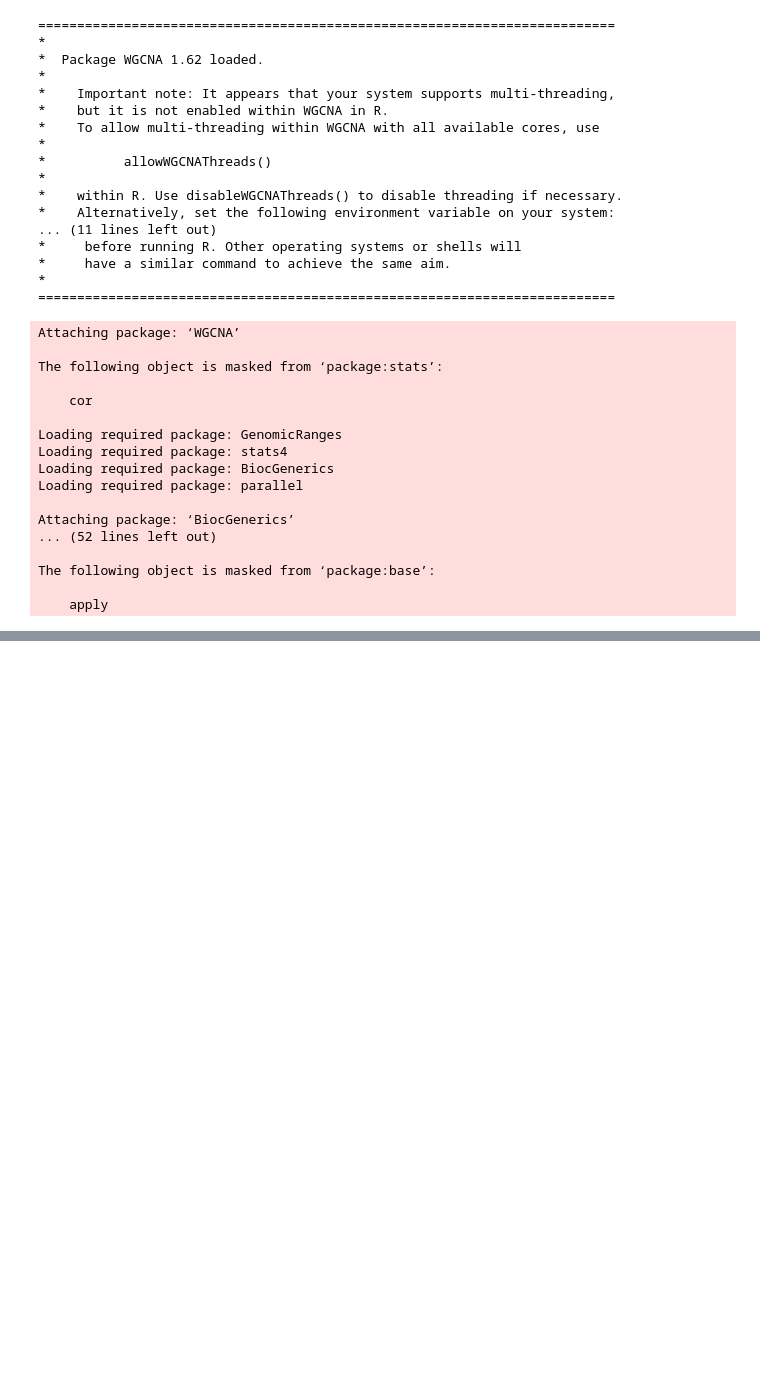
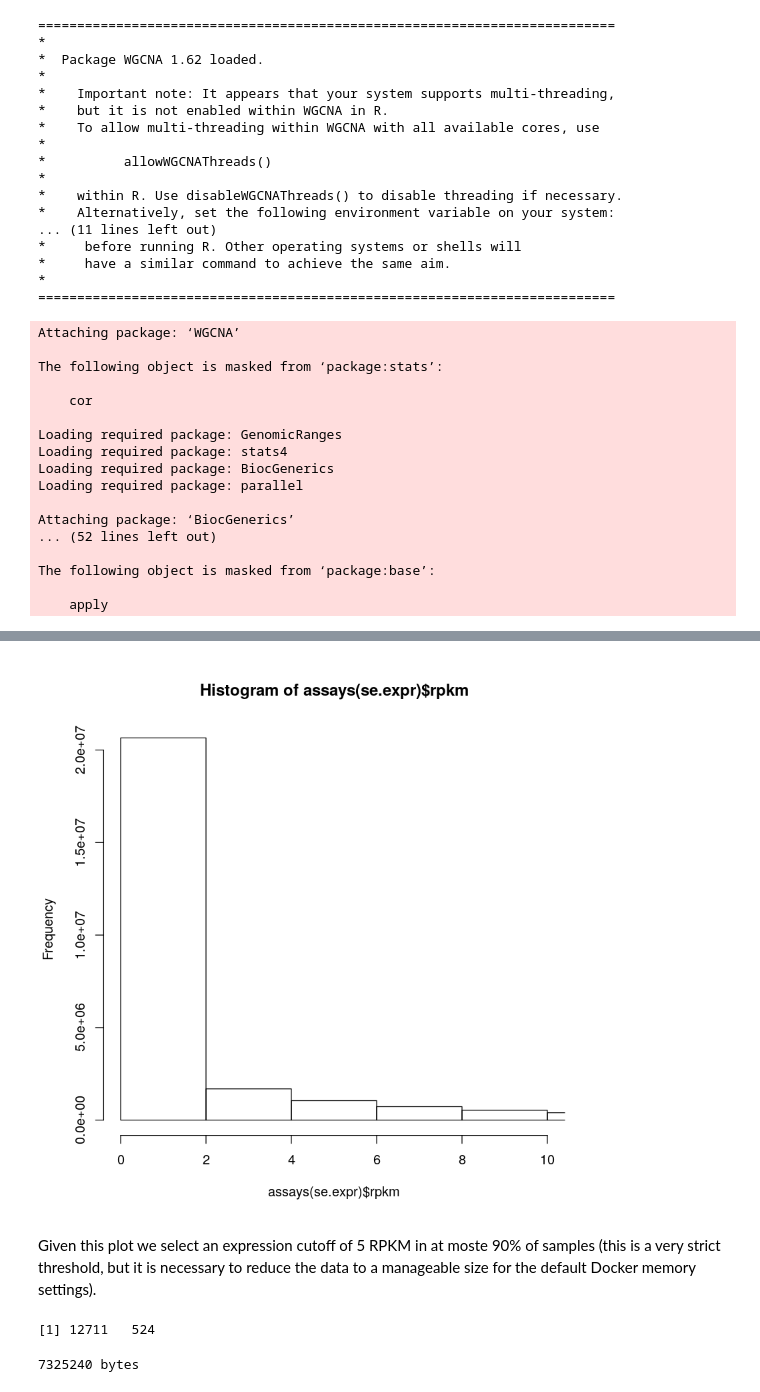
Before and after one commit to kkchau/MED263, a Jupyter notebook: CoExNetworks.ipynb, the cells around one changed output, grey strips where cells are left out. Drawn from its saved outputs; the diff is of its cells as text; code cells hidden in the pictures; blank space fills up the shorter version.

Commit message:
remove doc, add doParallel package, progressed notebook--ISSUE-data too big

```diff
--- a/CoExNetworks.ipynb
+++ b/CoExNetworks.ipynb
@@ -80,0 +95,7 @@ The downloaded files consist of a RPKM expression matrix, sample metadata, and r
+# %%
+expr <- read.csv("brainSpan/expression_matrix.csv", header=FALSE)[, -1]
+coldata <- read.csv("brainSpan/columns_metadata.csv")[, -1]
+rowdata <- read.csv("brainSpan/rows_metadata.csv")[, -1]
+head(expr)
+head(coldata)
+head(rowdata)
@@ -80,0 +124,5 @@ The downloaded files consist of a RPKM expression matrix, sample metadata, and r
+# %%
+row.names(expr) <- rowdata$ensembl_gene_id
+colnames(expr) <- as.character(apply(coldata, 1, FUN=function(x) paste(x[["donor_name"]], x[["structure_acronym"]], sep=".")))
+se.expr <- SummarizedExperiment(assays=list(rpkm=as.matrix(expr)), rowData=rowdata, colData=coldata)
+se.expr
@@ -80,0 +150,6 @@ The downloaded files consist of a RPKM expression matrix, sample metadata, and r
+# %%
+hist(assays(se.expr)$rpkm, xlim=c(0, 10), breaks=100000)
+# %% [output]
+[figure, added]
+# %% [markdown]
+Given this plot we select an expression cutoff of 5 RPKM in at moste 90% of samples (this is a very strict threshold, but it is necessary to reduce the data to a manageable size for the default Docker memory settings).
@@ -80,0 +158,6 @@ The downloaded files consist of a RPKM expression matrix, sample metadata, and r
+# %%
+dim(se.expr.filt)
+object.size(se.expr.filt)
+# %% [output]
+[1] 12711   524
+7325240 bytes
```
Also changed, not shown: parts of 26 cells of this notebook, 5 other files.
